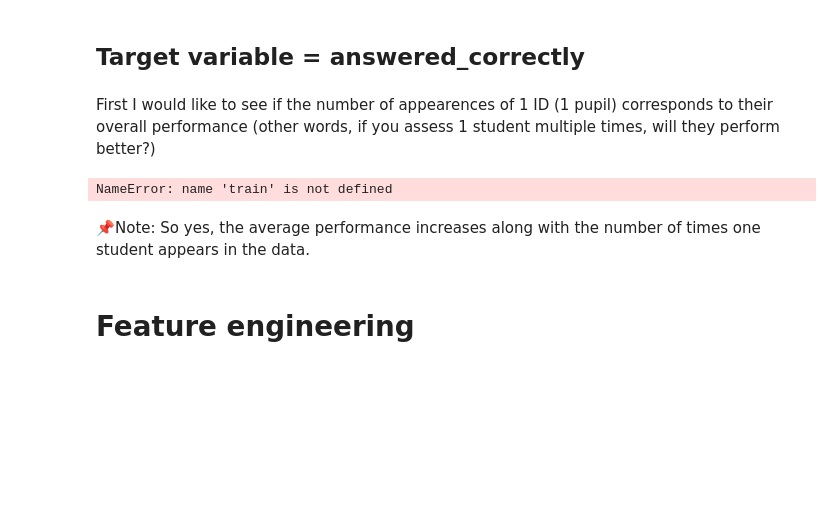
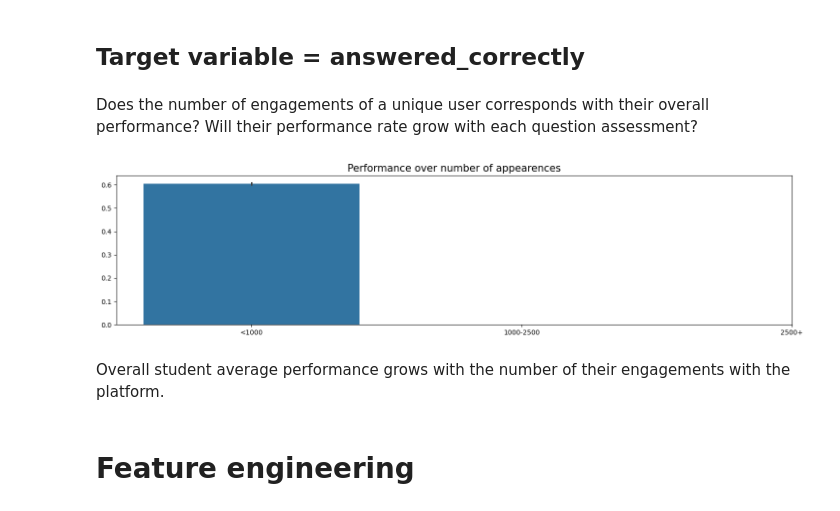
Before and after one commit to theresaskruzna/riiid_knowledge_tracing, a Jupyter notebook: 01_EDA.ipynb, the cells around one changed output. Saved outputs shown, nothing was run; the diff lists cells and outputs as text; code cells hidden in the pictures; blank space fills up the shorter version.

```diff
--- a/01_EDA.ipynb
+++ b/01_EDA.ipynb
@@ -235,6 +235,8 @@ train_df.drop(['row_id', 'user_answer'], axis=1, inplace=True) # axis=1 for colu
 print(f"Memory usage after dropping columns: {memory_usage(train_df)}")
 # %% [output]
 Memory usage after dropping columns: 8.77 MB
+# %%
+train_df.drop(['content_type_id'], axis=1, inplace=True) # axis=1 for columns, axis=0 for rows, inplace=True  modifies original df
 # %%
 train_df.head()
 # %% [output]
@@ -364,0 +373,2 @@ prior_question_had_explanation                  0.0
+# %%
+train_df['prior_question_had_explanation'] = train_df['prior_question_had_explanation'].astype(int).astype('int8')
@@ -364,0 +377,3 @@ prior_question_had_explanation                  0.0
+# %%
+for column in ['prior_question_had_explanation', 'content_type_id']:
+    train_df[column] = train_df[column].astype(int).astype('int8')
@@ -1208,11 +1241,11 @@ plot_heatmap(correlation_matrix)
 <Axes: >
 # %% [markdown]
 ## Target variable = answered_correctly
-# %% [markdown]
-First I would like to see if the number of appearences of 1 ID (1 pupil) corresponds to their overall performance (other words, if you assess 1 student multiple times, will they perform better?)
+# %% [markdown]
+Does the number of engagements of a unique user corresponds with their overall performance? Will their performance rate grow with each question assessment?
 # %%
 # Count how many times the user answered correctly out of all available times
-user_performance = train_df.groupby("user_id").agg({ 'row_id': ['count'], 'answered_correctly': ['sum'] }).reset_index()
+user_performance = train_df.groupby("user_id").agg({'answered_correctly': ['count', 'sum']}).reset_index() # changed row_id to answered_correctly
 user_performance.columns = ["user_id", "total_count", "correct_count"]
 user_performance["performance"] = user_performance["correct_count"] / user_performance["total_count"]
 
@@ -1226,23 +1259,24 @@ def condition(x):
     else:
         return 2
 
-user_performance["total_interval"] = user_performance["total_count"].applymap(condition)
+# Use apply instead of applymap to work with a Series
+user_performance["total_interval"] = user_performance["total_count"].apply(condition)
-# %% [output]
-NameError: name 'train' is not defined
-# %% [markdown]
-📌Note: So yes, the average performance increases along with the number of times one student appears in the data.
 # %%
 # Convert to numpy arrays (so we can plot)
-x = cupy.asnumpy(user_performance["total_interval"].values)
-y = cupy.asnumpy(user_performance["performance"].values)
+x = user_performance["total_interval"].values
+y = user_performance["performance"].values
 
 # Plot
 plt.figure(figsize = (18, 4))
-sns.barplot(x = x, y = y, palette = custom_colors[2:])
+sns.barplot(x = x, y = y)
 plt.title("Performance over number of appearences", fontsize = 15)
 plt.xticks([0, 1, 2], ['<1000', '1000-2500', '2500+']);
 
 del user_performance
+# %% [output]
+[figure, added]
+# %% [markdown]
+Overall student average performance grows with the number of their engagements with the platform.
 # %% [markdown]
 # Feature engineering
 # %% [markdown]
```
Also changed, not shown: parts of 30 cells of this notebook.
